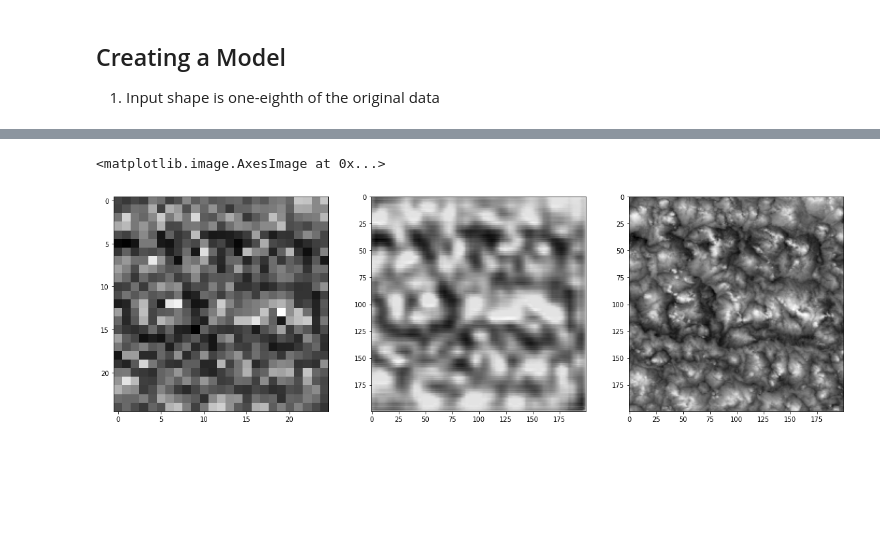
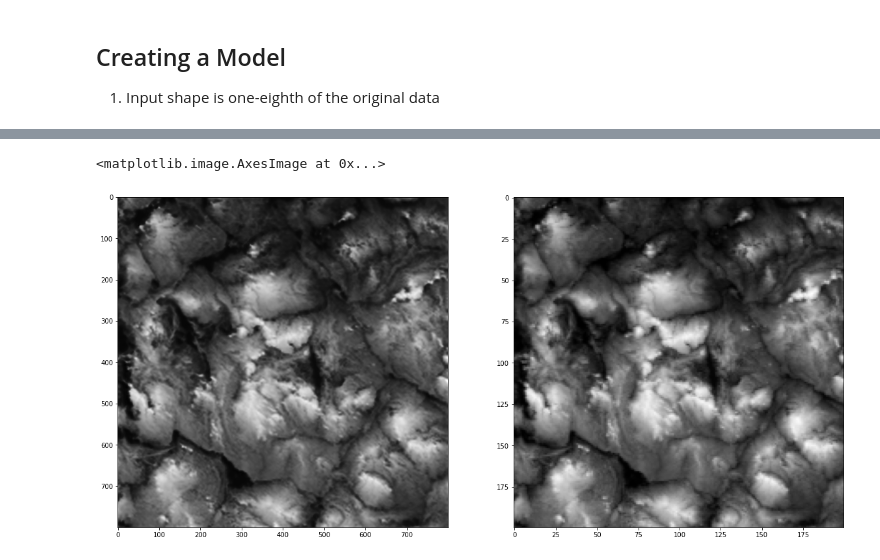
Before and after one commit to nram812/SuperResolutionSatellite, a Jupyter notebook: SatelliteSuperResolution.ipynb, the cells around one changed output, grey strips where cells are left out. Saved outputs shown, nothing was run; the diff lists cells and outputs as text; code cells hidden in the pictures; blank space fills up the shorter version.

```diff
--- a/SatelliteSuperResolution.ipynb
+++ b/SatelliteSuperResolution.ipynb
@@ -12,6 +17,6 @@ Using TensorFlow backend.
 1. Unzip the files to load them into memory (too large for a github repository).
 # %%
-f = Dataset(r"Training_Dataset_Final.nc")
+f = Dataset(r"C:\Users\rampaln\Downloads\Training_Dataset_Final.nc")
 training_data = f['Reflectance'][:].data
 X_train = training_data[0:1000]
 X_test = training_data[1000:]
@@ -66,11 +81,11 @@ _________________________________________________________________
 # %%
-
-sub_sample_train = X_train[:,::8,::8,np.newaxis]
-sub_sample_test = X_test[:,::8,::8,np.newaxis]
-autoencoder.fit(sub_sample_train, X_train[:,:,:,np.newaxis],
-                epochs=10,
-                batch_size=20,
+#superresolution = Model(encoded, decoded)
+sub_sample_train = X_train[:,:100,:100,np.newaxis]
+sub_sample_test = X_test[:,:100,:100,np.newaxis]
+autoencoder.fit(sub_sample_train,sub_sample_train,
+                epochs=30,
+                batch_size=40,
                 shuffle=True,
-                validation_data=(sub_sample_test, X_test[:,:,:,np.newaxis]))#,
+                validation_data=(sub_sample_test,sub_sample_test))#,
 # %% [output]
 Train on 1000 samples, validate on 421 samples
@@ -92,2 +111,9 @@ Epoch 8/10
+# %%
+encoding_dim = (200,200,1)
+encoded_input = Input(shape=encoding_dim)
+x = encoded_input
+for layer in autoencoder.layers[-7:]:
+    x = layer(x)
+Models = Model(encoded_input, x)
 # %%
-img = autoencoder.predict(X_test[:,::8,::8,np.newaxis])
+data = Models.predict(X_test[:50,:,:,np.newaxis])
@@ -97,9 +125,8 @@ img = autoencoder.predict(X_test[:,::8,::8,np.newaxis])
 # %%
-idx_of_interest = 3
-fig, ax = py.subplots(1,3, figsize = (20,20))
-ax[0].imshow(X_test[:,::8,::8,np.newaxis][idx_of_interest,:,:,0], cmap ='gray')
-ax[1].imshow(img[idx_of_interest,:,:,0], cmap='gray')
-ax[2].imshow(X_test[idx_of_interest],cmap='gray')
+idx_of_interest = 10
+fig, ax = py.subplots(1,2, figsize = (20,20))
+ax[0].imshow(data[idx_of_interest,:,:,0], cmap ='gray')
+ax[1].imshow(X_test[idx_of_interest,:,:], cmap='gray')
 # %% [output]
 <matplotlib.image.AxesImage at 0x...>
-[figure, old version]
+[figure, new version]
```
Also changed, not shown: parts of 17 cells of this notebook, 3 other files.
